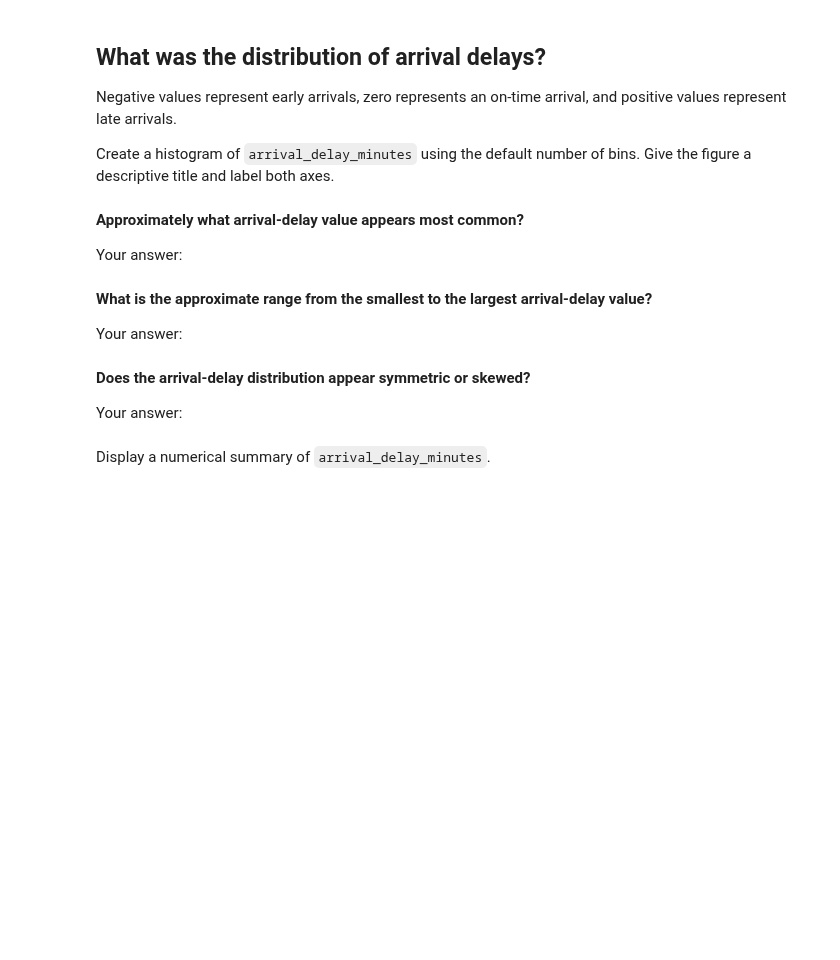
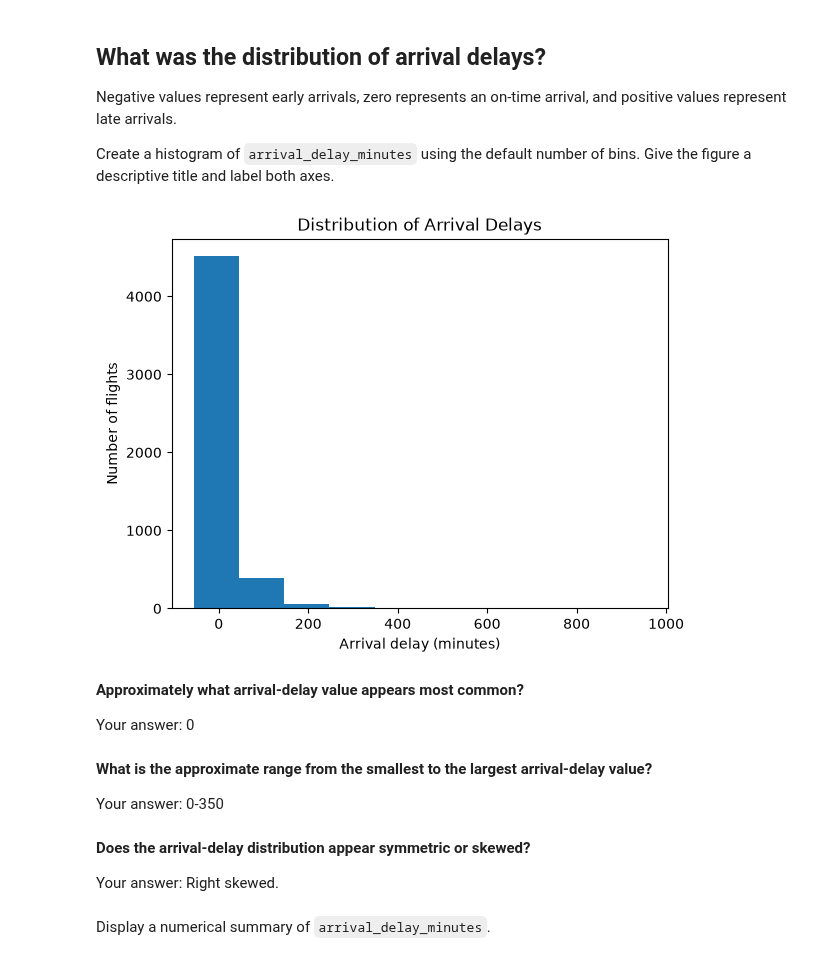
Before and after one commit to JPDeuce/Data_Visualization_and_Modeling_Campus, a Jupyter notebook: week01/lab/Lab - Data Visualization and Visual Thinking.ipynb, the cells around one changed output. Saved outputs shown, nothing was run; the diff lists cells and outputs as text; code cells hidden in the pictures; blank space fills up the shorter version.

```diff
--- a/week01/lab/Lab - Data Visualization and Visual Thinking.ipynb
+++ b/week01/lab/Lab - Data Visualization and Visual Thinking.ipynb
@@ -98,18 +164,25 @@ Negative values represent early arrivals, zero represents an on-time arrival, an
 Create a histogram of `arrival_delay_minutes` using the default number of bins. Give the figure a descriptive title and label both axes.
 # %%
 # Write your code here.
+flights["arrival_delay_minutes"].plot(kind="hist")
+plt.title("Distribution of Arrival Delays")
+plt.xlabel("Arrival delay (minutes)")
+plt.ylabel("Number of flights")
+plt.show()
+# %% [output]
+[figure, added]
 # %% [markdown]
 **Approximately what arrival-delay value appears most common?**
 
-Your answer:
+Your answer: 0
 # %% [markdown]
 **What is the approximate range from the smallest to the largest arrival-delay value?**
 
-Your answer:
+Your answer: 0-350
 # %% [markdown]
 **Does the arrival-delay distribution appear symmetric or skewed?**
 
-Your answer:
+Your answer: Right skewed.
 # %% [markdown]
 Display a numerical summary of `arrival_delay_minutes`.
 # %%
```
Also changed, not shown: parts of 44 cells of this notebook, 2 other files.
